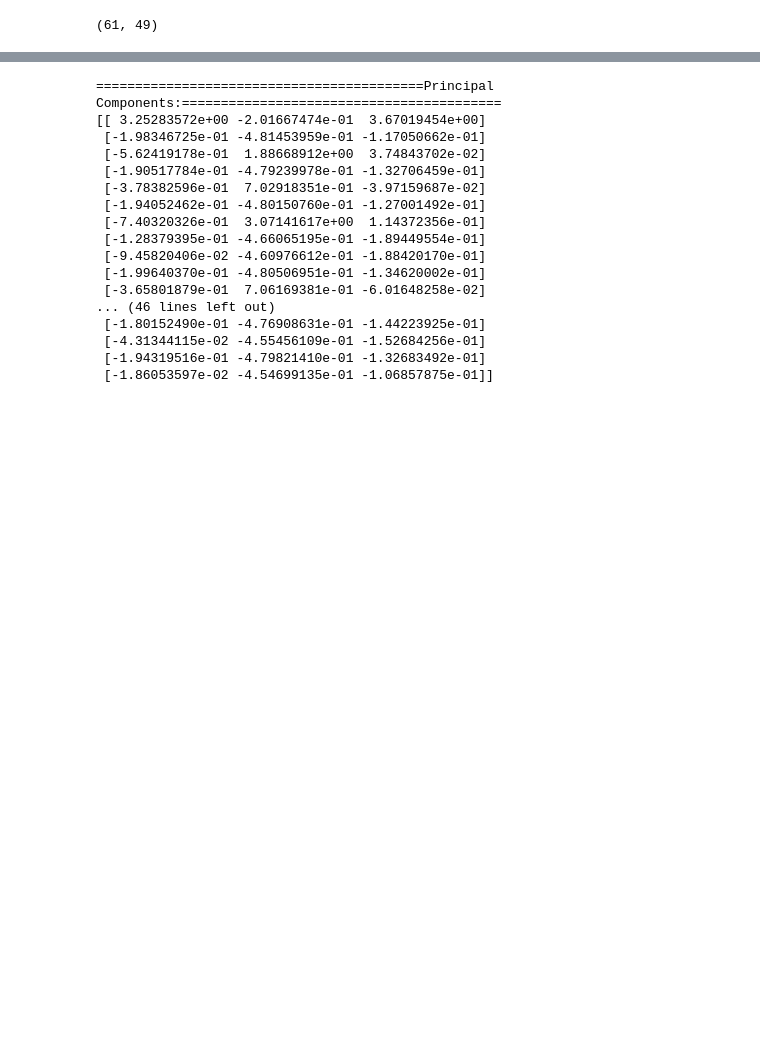
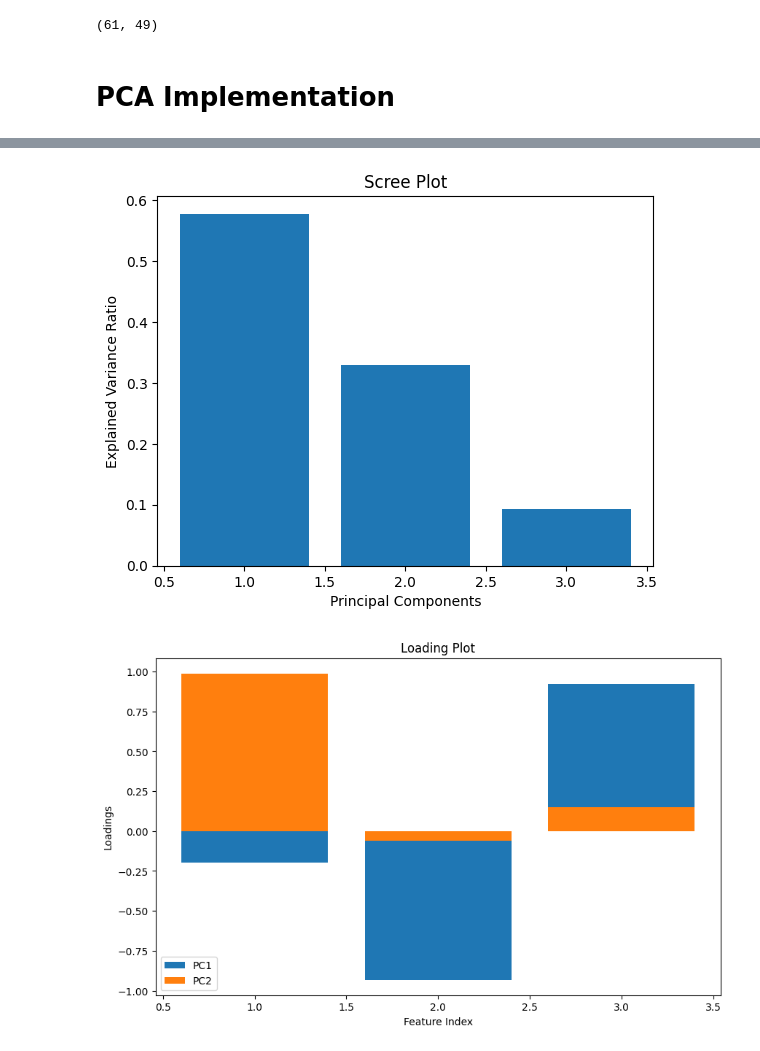
Before and after one commit to boualem06/data-visualisation, a Jupyter notebook: test.ipynb, the cells around one changed output, grey strips where cells are left out. Saved outputs shown, nothing was run; the diff lists cells and outputs as text; code cells hidden in the pictures; blank space fills up the shorter version.

```diff
--- a/test.ipynb
+++ b/test.ipynb
@@ -26,56 +28,80 @@ data.head(5)
 data.shape
 # %% [output]
 (61, 49)
+# %% [markdown]
+# PCA Implementation
 # %%
+file_path = './data2.csv'
+data = pd.read_csv(file_path, delimiter=';', encoding='ISO-8859-1')
+
 #removing the 40th column
 data.drop(data.columns[40], axis=1, inplace=True)
 # Remove non-numeric columns like 'titre', 'description', etc.
 numeric_data = data.drop(['titre', 'description', 'archive', 'typeform', 'catform', 'deflang', 'username', 'datecreat', 'datedeb', 'datefin',
                           'raisonsociale', 'cliadr', 'cliville', 'enqueteur', 'daterepon', 'uidrpnd', 'adresse', 'annï¿½ï¿½', 'wilaya', 'sexe',
                           'sitfam', 'sitprof', 'nivetude', 'profession', 'isparrain', 'isanonyme', 'emploie', 'csp', 'gpslatrepon', 'gpslonrepon',
                           'Present sur RS', 'RS utilise', 'Raisons Utilisation RS', 'Suivre Les Marques', 'Marque Doit etre sur RS',
                           'Top Of Mind Marque', 'Top Of Mind Marque DZ', 'Connaissance Marque Condor',
                           'Origirne de Notorite', 'Suivre Condor sur RS', 'Presence Condor sur RS', 'Decouverte Produit Condor sur RS',
                           'Quel Produit decouvert sur RS', 'Participation Condor Pour la marque', 'Proposition Ecrites'], axis=1)
 
 
 # Handle missing values if needed
 numeric_data.fillna(0, inplace=True)
 
 # Performing PCA
 scaler = StandardScaler()
 scaled_data = scaler.fit_transform(numeric_data)
 pca = PCA()
 pca_result = pca.fit_transform(scaled_data)
 
 # Analyze and visualize the principal components
 
 plt.scatter(pca_result[:, 0], pca_result[:, 1])
 plt.xlabel('Principal Component 1')
 plt.ylabel('Principal Component 2')
 plt.title('Scatter Plot of Principal Components 1 and 2')
 plt.show()
 
 
+explained_variance_ratio = pca.explained_variance_ratio_
+plt.bar(range(1, len(explained_variance_ratio) + 1), explained_variance_ratio)
+plt.xlabel('Principal Components')
+plt.ylabel('Explained Variance Ratio')
+plt.title('Scree Plot')
+plt.show()
+
+
+loadings = pca.components_.T * np.sqrt(pca.explained_variance_)
+plt.figure(figsize=(10, 6))
+plt.bar(range(1, len(pca.components_) + 1), loadings[:, 0], label='PC1')
+plt.bar(range(1, len(pca.components_) + 1), loadings[:, 1], label='PC2')
+plt.xlabel('Feature Index')
+plt.ylabel('Loadings')
+plt.title('Loading Plot')
+plt.legend()
+plt.show()
+
+
+def biplot(score, coeff, labels=None):
+    plt.figure(figsize=(10, 6))
+    plt.scatter(score[:, 0], score[:, 1], alpha=0.5)
+    for i in range(coeff.shape[0]):
+        plt.arrow(0, 0, coeff[i, 0], coeff[i, 1], color='r', alpha=0.5)
+        if labels is not None:
+            plt.text(coeff[i, 0] * 1.15, coeff[i, 1] * 1.15, labels[i], color='g', ha='center', va='center')
+    plt.xlabel("PC1")
+    plt.ylabel("PC2")
+    plt.title("Biplot")
+    plt.grid()
+    plt.show()
+
+# Create the biplot
+biplot(pca_result[:, :2], np.transpose(pca.components_[:2, :]), labels=numeric_data.columns)
 # You can also access the principal components using pca_result
-print('==========================================Principal Components:=========================================')
-print(pca_result)
+#print('==========================================Principal Components:=========================================')
+#print(pca_result)
 # %% [output]
 [figure]
-==========================================Principal Components:=========================================
-[[ 3.25283572e+00 -2.01667474e-01  3.67019454e+00]
- [-1.98346725e-01 -4.81453959e-01 -1.17050662e-01]
- [-5.62419178e-01  1.88668912e+00  3.74843702e-02]
- [-1.90517784e-01 -4.79239978e-01 -1.32706459e-01]
- [-3.78382596e-01  7.02918351e-01 -3.97159687e-02]
- [-1.94052462e-01 -4.80150760e-01 -1.27001492e-01]
- [-7.40320326e-01  3.07141617e+00  1.14372356e-01]
- [-1.28379395e-01 -4.66065195e-01 -1.89449554e-01]
- [-9.45820406e-02 -4.60976612e-01 -1.88420170e-01]
- [-1.99640370e-01 -4.80506951e-01 -1.34620002e-01]
- [-3.65801879e-01  7.06169381e-01 -6.01648258e-02]
-... (46 lines left out)
- [-1.80152490e-01 -4.76908631e-01 -1.44223925e-01]
- [-4.31344115e-02 -4.55456109e-01 -1.52684256e-01]
- [-1.94319516e-01 -4.79821410e-01 -1.32683492e-01]
- [-1.86053597e-02 -4.54699135e-01 -1.06857875e-01]]
+[figure, added]
+[figure, added]
```
Also changed, not shown: parts of 6 cells of this notebook.
